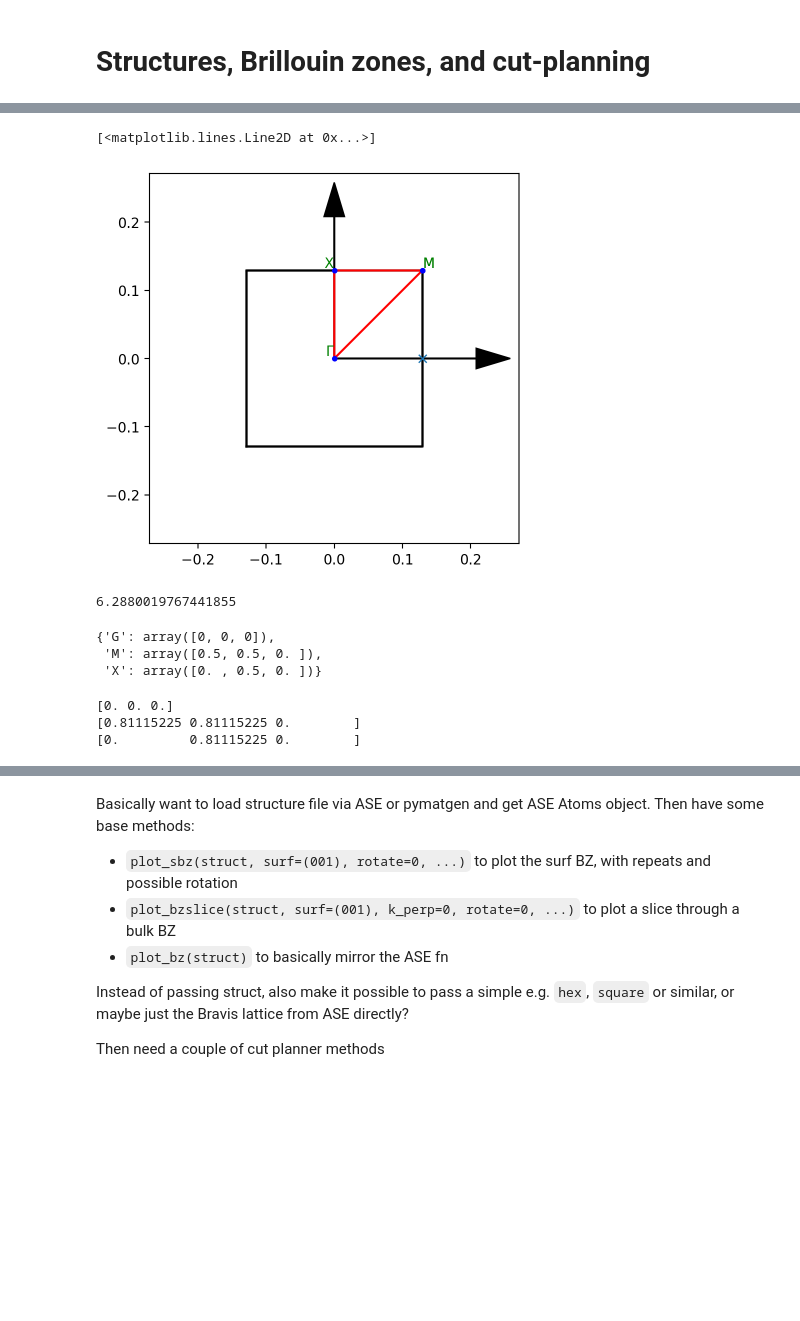
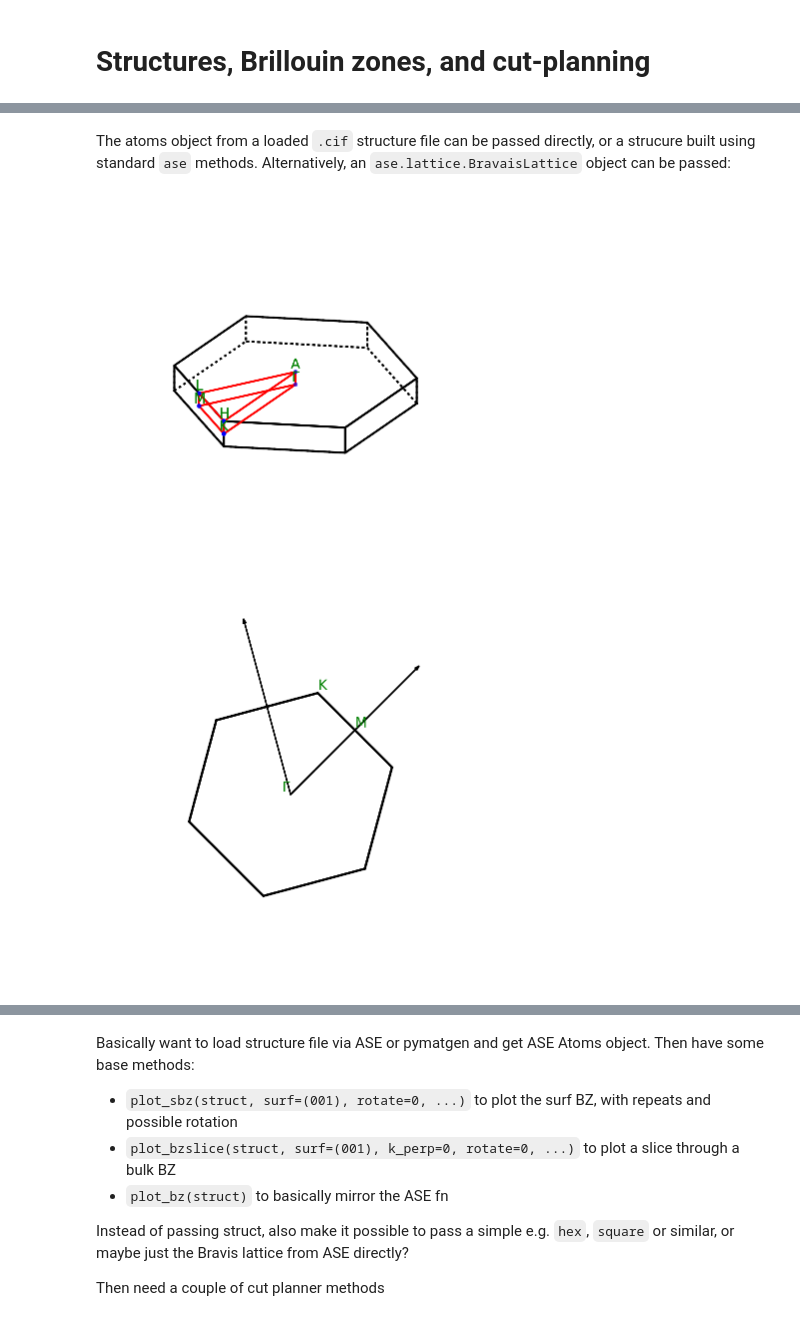
Before and after one commit to phrgab/peaks, a Jupyter notebook: tutorials/8_structure_BZs.ipynb, the cells around one changed output, grey strips where cells are left out. Saved outputs shown, nothing was run; the diff lists cells and outputs as text; code cells hidden in the pictures; blank space fills up the shorter version.

```diff
--- a/tutorials/8_structure_BZs.ipynb
+++ b/tutorials/8_structure_BZs.ipynb
@@ -382,2 +52,0 @@ bz_plot(surf2.cell, repeat=(2,2,), points=surf2.cell.get_bravais_lattice().get_s
-# %%
-atoms = ase.io.read(os.path.join(pks.opts.FileIO.path, 'Sr214.cif'))
@@ -386,28 +53,12 @@ surf = ase.build.surface(atoms, (0,0,1), 1)
-# %%
-surf.cell.get_bravais_lattice().plot_bz(show=False)
-ax = plt.gca()
-ax.set_axis_on()
-plt.plot(0.811152255/(2*np.pi),0,'x')
-# %% [output]
-[<matplotlib.lines.Line2D at 0x...>]
-[figure, removed]
-# %%
-0.811152255/0.129
-# %% [output]
-6.2880019767441855
-# %%
-kpts = surf.cell.get_bravais_lattice().get_special_points()
-kpts
-# %% [output]
-{'G': array([0, 0, 0]),
- 'M': array([0.5, 0.5, 0. ]),
- 'X': array([0. , 0.5, 0. ])}
-# %%
-for i, kpt in kpts.copy().items():
-    print(ase.dft.kpoints.kpoint_convert(surf.cell, skpts_kc=kpt))
-    # kpts = ase.dft.kpoints.kpoint_convert(struct.cell, skpts_kc=special_kpts[i])  # Convert k-point to inv. Angstrom
-    # kpts[np.abs(kpts) < 1e-10] = 0  # Chop very small values (numerical noise)
-# %% [output]
-[0. 0. 0.]
-[0.81115225 0.81115225 0.        ]
-[0.         0.81115225 0.        ]
+# %% [markdown]
+The atoms object from a loaded `.cif` structure file can be passed directly, or a strucure built using standard `ase` methods. Alternatively, an `ase.lattice.BravaisLattice` object can be passed:
+# %%
+plot_bz(atoms, path=None)
+# %% [output]
+[figure, added]
+# %%
+# Build a MoS2 example structure:
+MoS2 = ase.build.mx2(formula='MoS2', a=3.5, size=(1, 1, 1), vacuum=None)
+plot_bz(MoS2, vectors=True, rotate=15)
+# %% [output]
+[figure, added]
```
Also changed, not shown: parts of 71 cells of this notebook, 2 other files.
